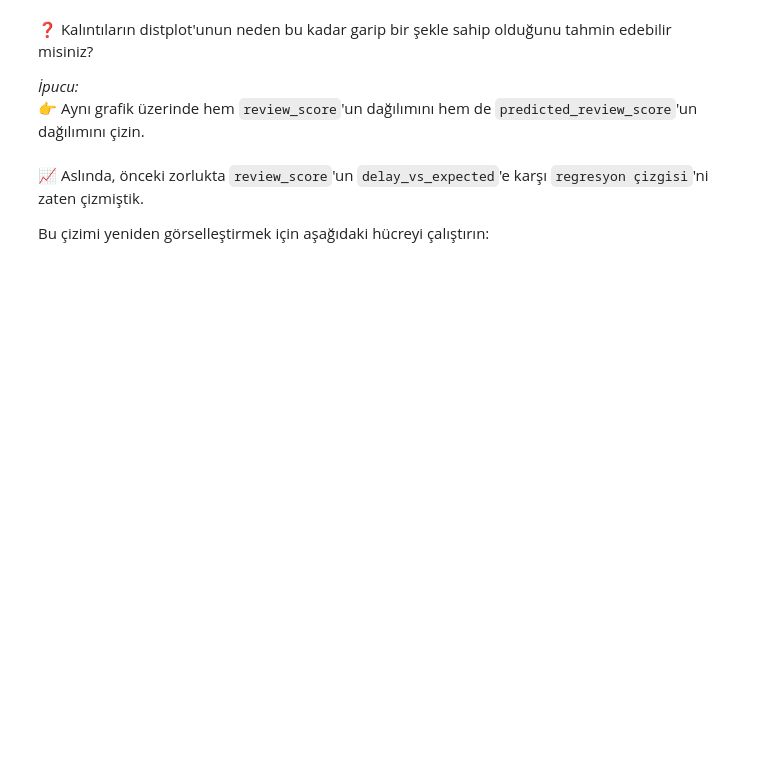
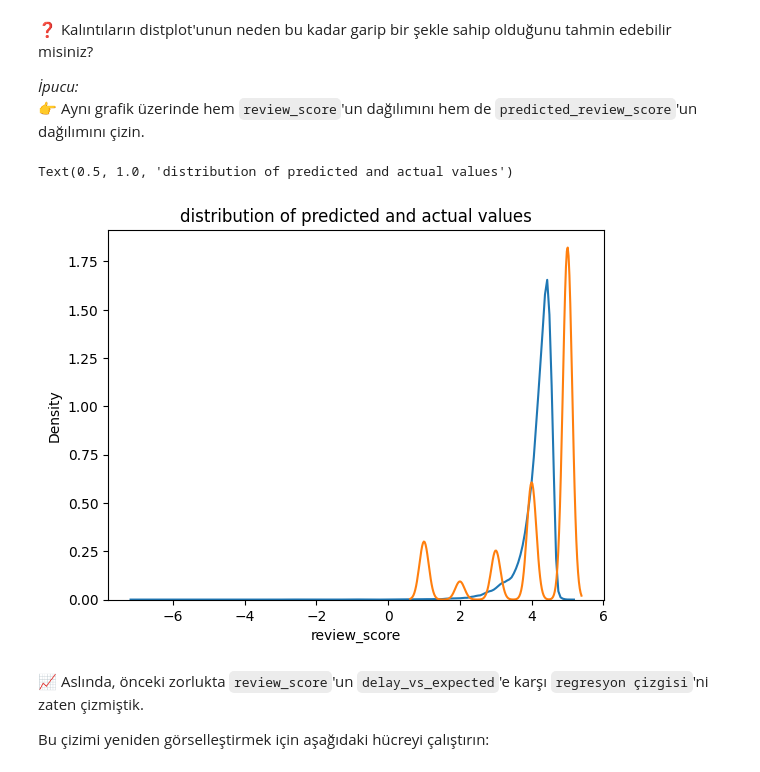
Before and after one commit to tmy-datamesa/data-orders-regression, a Jupyter notebook: orders_regression.ipynb, the cells around one changed output. Drawn from its saved outputs; the diff is of its cells as text; code cells hidden in the pictures; blank space fills up the shorter version.

```diff
--- a/orders_regression.ipynb
+++ b/orders_regression.ipynb
@@ -452,3 +510,10 @@ Kalıntıların ortalamasının 0'a eşit olduğunu görmelisiniz (doğrusal reg
+# %%
+sns.kdeplot(predicted_review_score, label='predicted review score')
+sns.kdeplot(orders.review_score, label='actual review score')
+plt.title('distribution of predicted and actual values')
+# %% [output]
+Text(0.5, 1.0, 'distribution of predicted and actual values')
+[figure, added]
 # %% [markdown]
 📈 Aslında, önceki zorlukta `review_score`'un `delay_vs_expected`'e karşı `regresyon çizgisi`'ni zaten çizmiştik.
 
```
Also changed, not shown: parts of 16 cells of this notebook.
